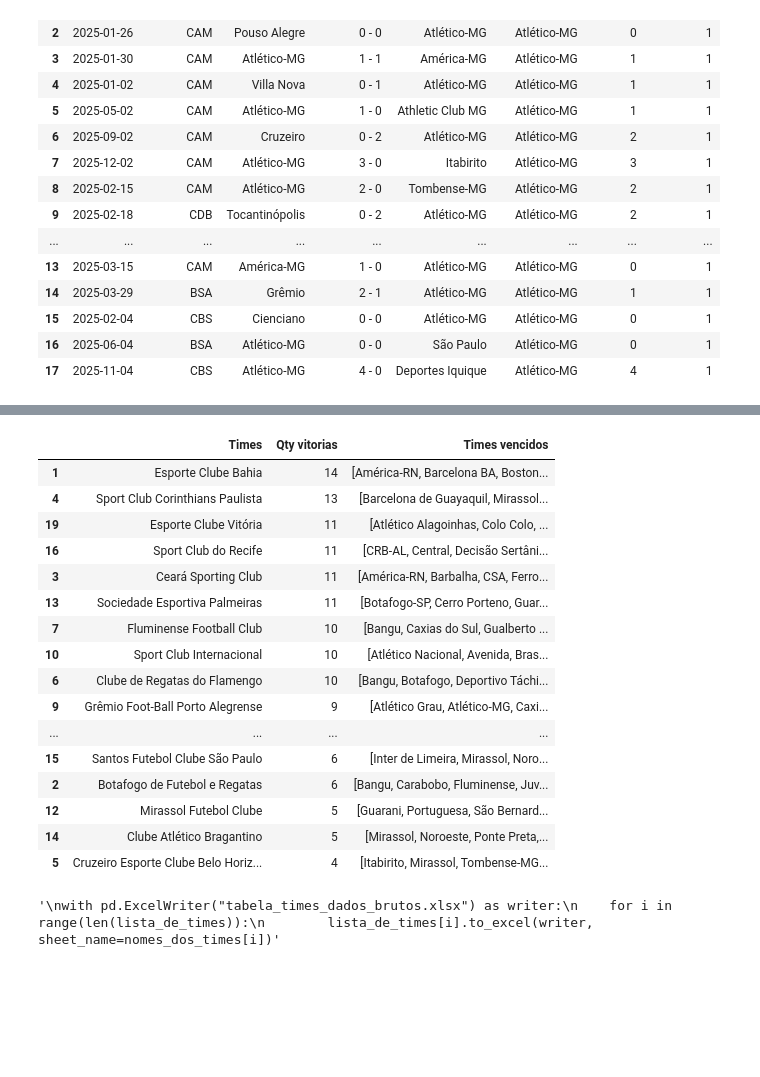
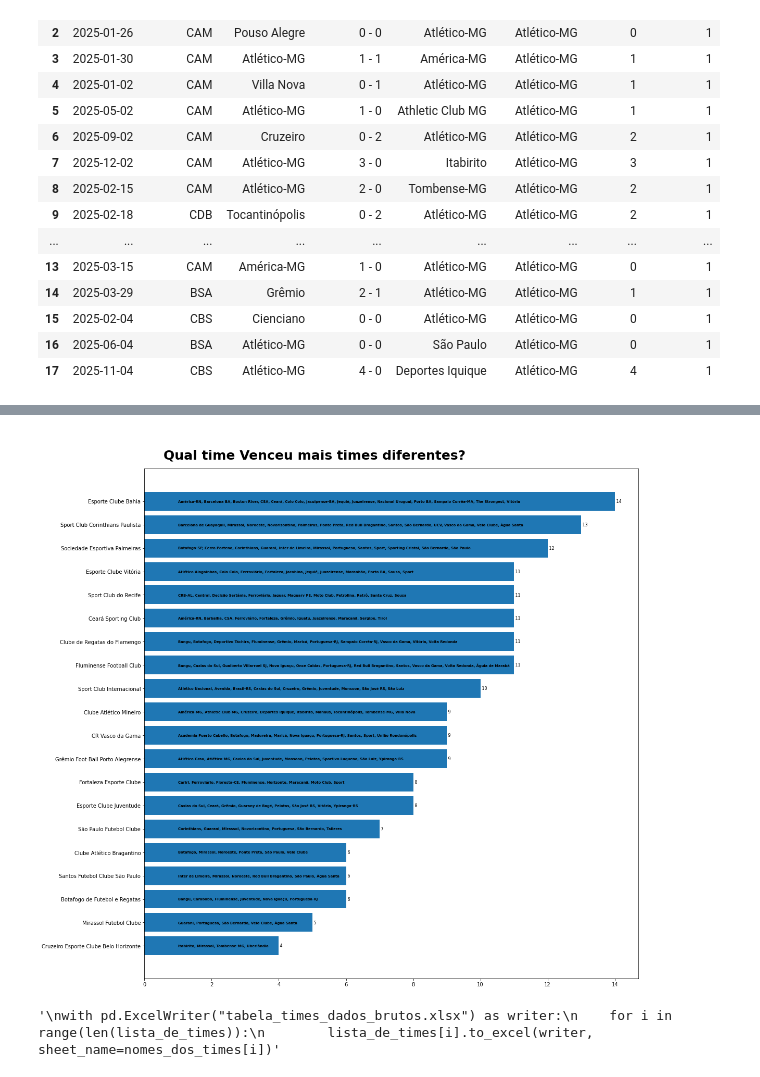
Before and after one commit to LCleu/Scraping-do-site-SoccerWay, a Jupyter notebook: Scraping.ipynb, the cells around one changed output, grey strips where cells are left out. Cells and saved outputs as stored; diff of their text form; code cells hidden in the pictures; blank space fills up the shorter version.

```diff
--- a/Scraping.ipynb
+++ b/Scraping.ipynb
@@ -451,26 +439,60 @@ for j in range(20):
     lista_times_vencidos.append(np.unique(lista_de_times[j]['Time desafiante']))
 
 df_de_vitorias['Times vencidos'] = lista_times_vencidos
-
-df_de_vitorias.sort_values(by=['Qty vitorias'], ascending=False)
-# %% [output]
-|  | Times | Qty vitorias | Times vencidos |
-| 1 | Esporte Clube Bahia | 14 | [América-RN, Barcelona BA, Boston... |
-| 4 | Sport Club Corinthians Paulista | 13 | [Barcelona de Guayaquil, Mirassol... |
-| 19 | Esporte Clube Vitória | 11 | [Atlético Alagoinhas, Colo Colo, ... |
-| 16 | Sport Club do Recife | 11 | [CRB-AL, Central, Decisão Sertâni... |
-| 3 | Ceará Sporting Club | 11 | [América-RN, Barbalha, CSA, Ferro... |
-| 13 | Sociedade Esportiva Palmeiras | 11 | [Botafogo-SP, Cerro Porteno, Guar... |
-| 7 | Fluminense Football Club | 10 | [Bangu, Caxias do Sul, Gualberto ... |
-| 10 | Sport Club Internacional | 10 | [Atlético Nacional, Avenida, Bras... |
-| 6 | Clube de Regatas do Flamengo | 10 | [Bangu, Botafogo, Deportivo Táchi... |
-| 9 | Grêmio Foot-Ball Porto Alegrense | 9 | [Atlético Grau, Atlético-MG, Caxi... |
-| ... | ... | ... | ... |
-| 15 | Santos Futebol Clube São Paulo | 6 | [Inter de Limeira, Mirassol, Noro... |
-| 2 | Botafogo de Futebol e Regatas | 6 | [Bangu, Carabobo, Fluminense, Juv... |
-| 12 | Mirassol Futebol Clube | 5 | [Guarani, Portuguesa, São Bernard... |
-| 14 | Clube Atlético Bragantino | 5 | [Mirassol, Noroeste, Ponte Preta,... |
-| 5 | Cruzeiro Esporte Clube Belo Horiz... | 4 | [Itabirito, Mirassol, Tombense-MG... |
+# %%
+df_de_vitorias.sort_values(by=['Qty vitorias'], ascending=True, ignore_index=True, inplace=True)
+# %%
+df = df_de_vitorias
+df.sort_values(by=['Qty vitorias'], ascending=False, ignore_index=True, inplace= True)
+
+for i in range(len(df['Times vencidos'])):
+    print(len(' '.join(df_de_vitorias.iloc[i,2])))
+# %%
+#inicia a figura
+fig, ax = plt.subplots(figsize = (17,18))
+
+#cores
+background_color = 'White'
+fig.set_facecolor(background_color)
+ax.set_facecolor(background_color)
+
+#cria o grafico
+ax.barh(df_de_vitorias['Times'], df_de_vitorias['Qty vitorias'])
+for i, (qty_vitorias, times_vencidos) in enumerate(zip(df_de_vitorias['Qty vitorias'],
+                                               df_de_vitorias['Times vencidos'])):
+    #if times.startswith("Sport Club Corin"):
+        #times = "Corinthians"
+    #elif times.startswith("Sociedade"):
+        #times = "Palmeiras"
+    ax.text(x=1,
+            y=i,
+            s=str(", ".join(times_vencidos)),
+            ha='left',
+            va='center',
+            fontsize=6.8,
+            weight='semibold',
+            wrap=False)
+    ax.text(x=qty_vitorias,
+            y=i,
+            s=f' {int(qty_vitorias)}',
+            ha='left',
+            va='center',
+            fontsize=8)
+
+# add a title
+text = """
+Qual time Venceu mais times diferentes?
+"""
+fig.text(x=0.155, y=0.9,
+    s=text,
+    fontsize=25, ha='left', va='center',
+    weight='bold', color='Black'
+)
+
+#
+plt.show()
+# %% [output]
+[figure, added]
 # %%
 #lista de times na ordem dos links para nomear as planilhas
 nomes_dos_times = [
```
Also changed, not shown: parts of 10 cells of this notebook, 1 other file.
